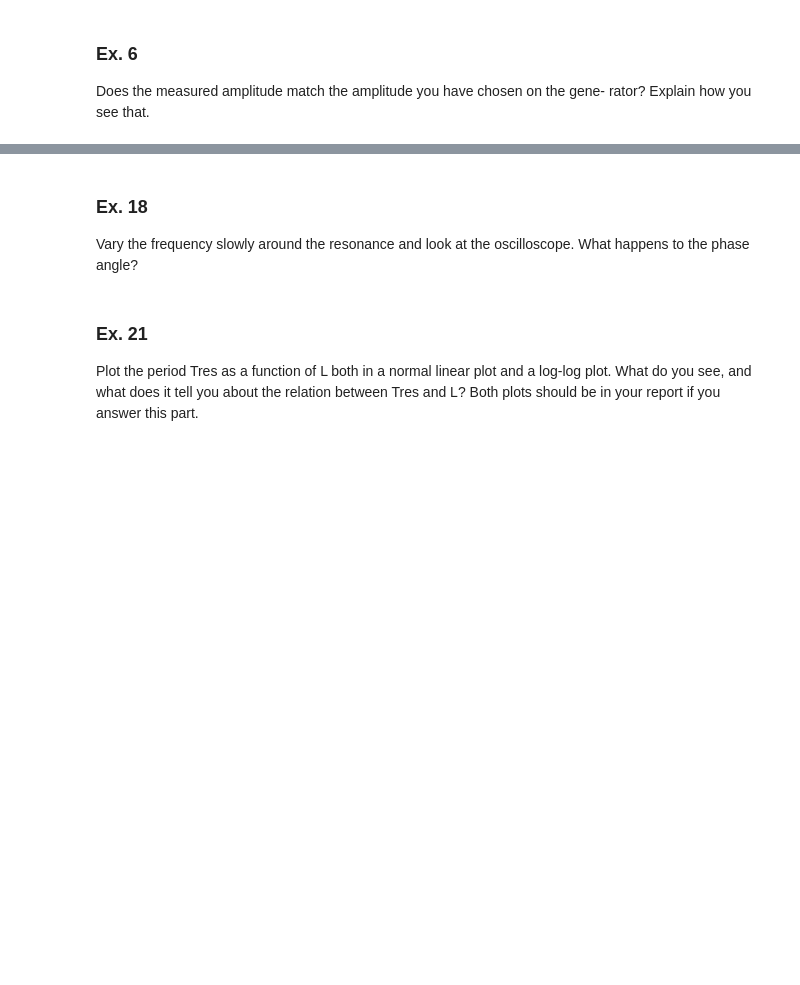
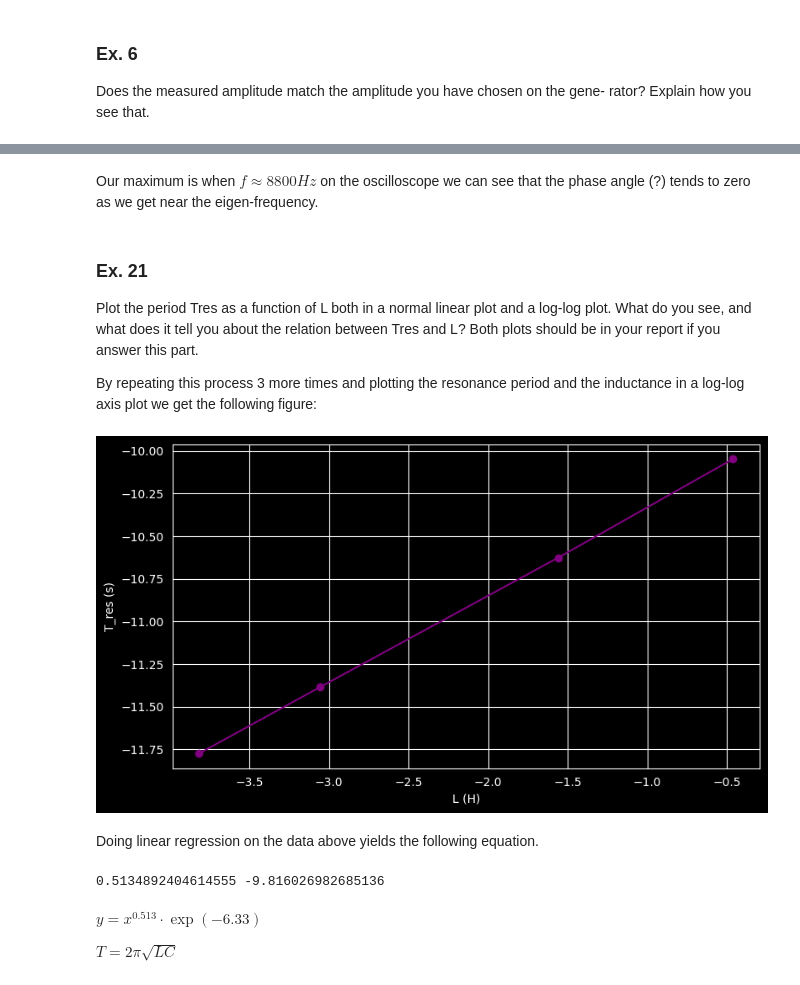
Before and after one commit to Nuhddy/ExperimentalMethods, a Jupyter notebook: Report.ipynb, the cells around one changed output, grey strips where cells are left out. Drawn from its saved outputs; the diff is of its cells as text; code cells hidden in the pictures; blank space fills up the shorter version.

```diff
--- a/Report.ipynb
+++ b/Report.ipynb
@@ -264,11 +280,37 @@ has a maximum is called the resonance frequency.
 # %% [markdown]
-### Ex. 18
-
-Vary the frequency slowly around the resonance and look at the oscilloscope.
-What happens to the phase angle?
+Our maximum is when $f \approx 8800 Hz$ on the oscilloscope we can see that the phase angle (?) tends to zero as we get near the eigen-frequency.
 # %% [markdown]
 ### Ex. 21
 
 Plot the period Tres as a function of L both in a normal linear plot and a log-log
 plot. What do you see, and what does it tell you about the relation between
 Tres and L? Both plots should be in your report if you answer this part.
+
+By repeating this process 3 more times and plotting the resonance period and the inductance in a log-log axis plot we get the following figure:
+# %%
+# pink, red, glitter, black
+L = np.array([2.2, 4.7, 21, 63]) #mH
+f_res = np.array([12.98, 8.80, 4.12, 2.31]) # kHz
+T_res = 1/(f_res*10e3)
+
+plt.figure(figsize=(9, 5))
+plt.plot(np.log(L*10e-3), np.log(T_res),'-o', color='Purple')
+# plt.title("")
+plt.xlabel("L (H)")
+plt.ylabel("T_res (s)")
+# plt.legend()
+plt.show()
+# %% [output]
+[figure, added]
+# %% [markdown]
+Doing linear regression on the data above yields the following equation.
+# %%
+a, b = np.polyfit(np.log(L*10e-3), np.log(T_res), 1)
+print(a, b)
+C = (np.exp(b)/(2*np.pi)) ** 2
+# %% [output]
+0.5134892404614555 -9.816026982685136
+# %% [markdown]
+$ y = x^{0.513} \cdot \exp(-6.33) $
+
+$ T = 2\pi \sqrt{LC} $
```
Also changed, not shown: parts of 17 cells of this notebook, 1 other file.
